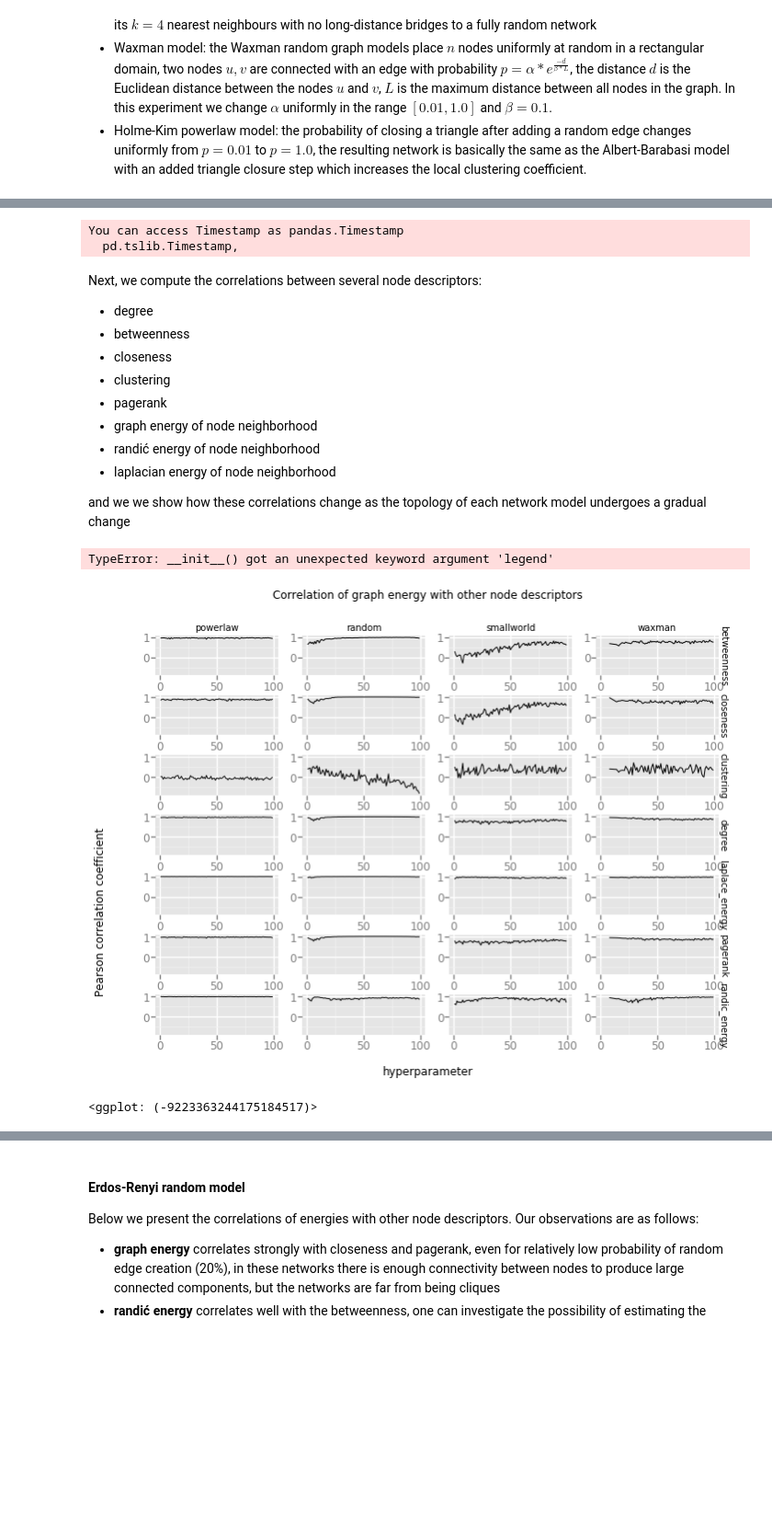
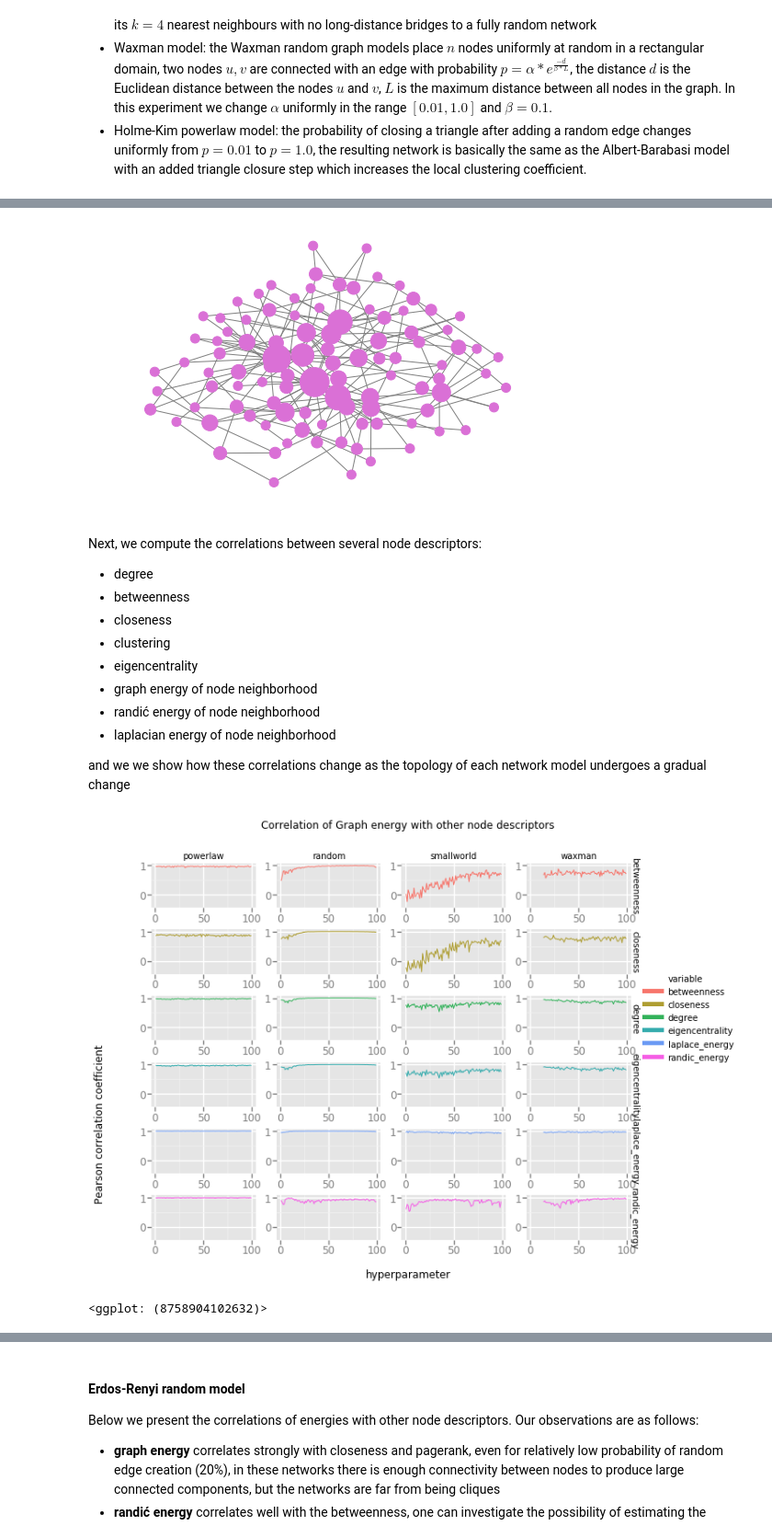
Before and after one commit to megaduks/entropy-complex-networks, a Jupyter notebook: networkentropy/experiments/entropy-of-network-energies.ipynb, the cells around one changed output, grey strips where cells are left out. Shown at 92% size. Saved outputs shown, nothing was run; the diff lists cells and outputs as text; code cells hidden in the pictures; blank space fills up the shorter version.

```diff
--- a/networkentropy/experiments/entropy-of-network-energies.ipynb
+++ b/networkentropy/experiments/entropy-of-network-energies.ipynb
@@ -76,7 +76,3 @@ import networkx as nx
 import scipy, scipy.stats
 
 from networkentropy import network_energy as ne
-# %%
-G = nx.erdos_renyi_graph(n=100, p=0.1)
-
-nx.average_shortest_path_length(G)
@@ -85,3 +111,13 @@ nx.average_shortest_path_length(G)
+# %%
+grph = nx.powerlaw_cluster_graph(n=100, m=2, p=0.001)
+options = {
+    'node_color': 'orchid',
+    'node_size': [d * 50 for d in dict(nx.degree(grph)).values()],
+    'edge_color': 'gray'
+}
+nx.draw_kamada_kawai(grph, **options)
+# %% [output]
+[figure, added]
 # %%
 entropies = []
 graph_properties = []
@@ -110,7 +146,7 @@ for p in tqdm(range(1,100)):
             'betweenness': list(nx.betweenness_centrality(G).values()),
             'closeness': list(nx.closeness_centrality(G).values()),
             'clustering': list(nx.clustering(G).values()),
-            'pagerank': list(nx.pagerank(G).values())
+            'eigencentrality': list(nx.pagerank(G).values())
         }
 
         for n in G.nodes:
@@ -143,9 +179,6 @@ for p in tqdm(range(1,100)):
 x, generator, y1, y2, y3 = map(list, zip(*entropies))
 
 df = pd.DataFrame({'x':x, 'generator': generator, 'randic': y1, 'graph': y2, 'laplace': y3})
-# %% [output]
-You can access Timestamp as pandas.Timestamp
-  pd.tslib.Timestamp,
 # %% [markdown]
 Next, we compute the correlations between several node descriptors:
 
@@ -153,7 +186,7 @@ Next, we compute the correlations between several node descriptors:
 * betweenness
 * closeness
 * clustering
-* pagerank
+* eigencentrality
 * graph energy of node neighborhood
 * randić energy of node neighborhood
 * laplacian energy of node neighborhood
@@ -180,27 +213,24 @@ for model in ['random','smallworld','powerlaw','waxman']:
                                     value_vars=['degree',
                                                 'betweenness',
                                                 'closeness',
-                                                'clustering',
-                                                'pagerank',
+                                                'eigencentrality',
                                                 'randic_energy',
                                                 'laplace_energy'])
 
     plot = ggplot(aes(x='p', y='value', color='variable'),
            data=df_graph_energy_melted[df_graph_energy_melted['model'] == model]) + \
         geom_line() + \
-        facet_wrap('variable',legend=None) + \
-        ggtitle('Correlation of graph energy with other node descriptors') + \
+        facet_wrap('variable', ncol=3) + \
+        ggtitle('Correlation of Graph energy with other node descriptors') + \
         ylab('Pearson correlation coefficient')
 
     graph_energy_plots[model] = plot
-# %% [output]
-TypeError: __init__() got an unexpected keyword argument 'legend'
 # %%
-plot = ggplot(aes(x='p', y='value'), data=df_graph_energy_melted) + \
+plot = ggplot(aes(x='p', y='value', color='variable'), data=df_graph_energy_melted) + \
         geom_line() + facet_grid('variable', 'model') + \
-        ggtitle('Correlation of graph energy with other node descriptors') + \
+        ggtitle('Correlation of Graph energy with other node descriptors') + \
         ylab('Pearson correlation coefficient') + xlab('hyperparameter')
 plot
 # %% [output]
-[figure, old version]
+[figure, new version]
-<ggplot: (-9223363244175184517)>
+<ggplot: (8758904102632)>
```
Also changed, not shown: parts of 28 cells of this notebook, 2 other files.
